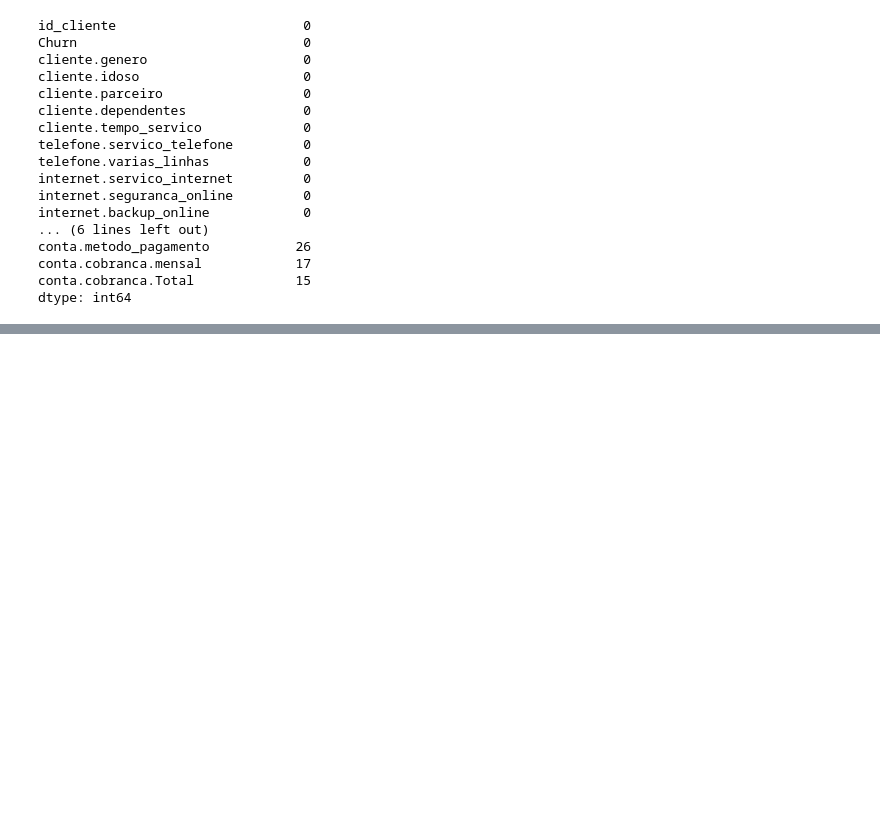
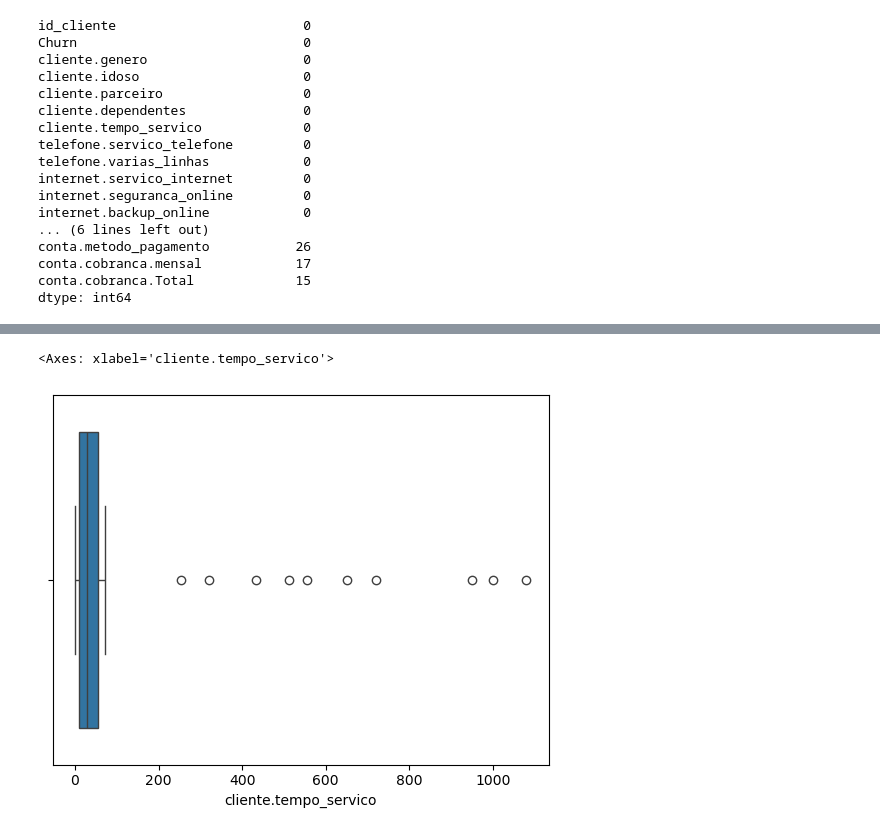
Before and after one commit to silvaBreno/alura-python-datascience, a Jupyter notebook: 9 - pandas_limpeza_tratamento_churn.ipynb, the cells around one changed output, grey strips where cells are left out. Saved outputs shown, nothing was run; the diff lists cells and outputs as text; code cells hidden in the pictures; blank space fills up the shorter version.

Commit message:
Pandas: limpeza e tratamento de dados - finalizado

```diff
--- a/9 - pandas_limpeza_tratamento_churn.ipynb
+++ b/9 - pandas_limpeza_tratamento_churn.ipynb
@@ -497,0 +540,4 @@ dtype: int64
+# %%
+# jã que nao tenho como inferir algo para substituir os valores, vamos retirar essas informacoes
+
+colunas_dropar = ['conta.contrato', 'conta.faturamente_eletronico', 'conta.metodo_pagamento']
@@ -497,0 +548,5 @@ dtype: int64
+# %%
+# portanto temos 37 amostras que tem pelo menos um valor nulo nessas tres colunas
+
+df_sem_nulo = dados_sem_vazio.dropna(subset=colunas_dropar).copy()
+df_sem_nulo.head()
@@ -497,0 +561,4 @@ dtype: int64
+# %%
+# vamos reiniciar o indeces porque nao esta iniciando em zero
+
+df_sem_nulo.reset_index(drop = True, inplace=True)
@@ -497,0 +619,5 @@ dtype: int64
+# %%
+sns.boxplot(x=df_sem_nulo['cliente.tempo_servico'])
+# %% [output]
+<Axes: xlabel='cliente.tempo_servico'>
+[figure, added]
```
Also changed, not shown: parts of 58 cells of this notebook, 3 other files.
